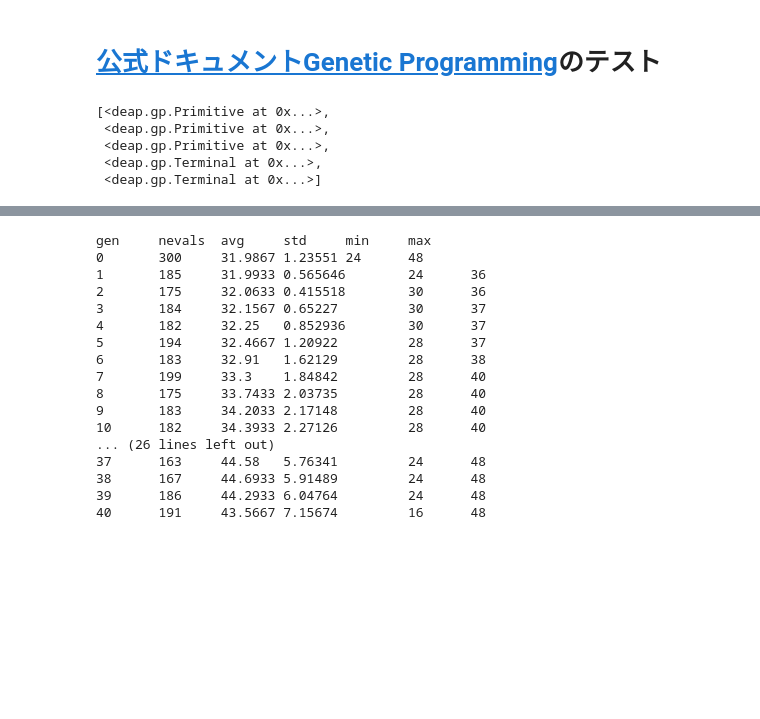
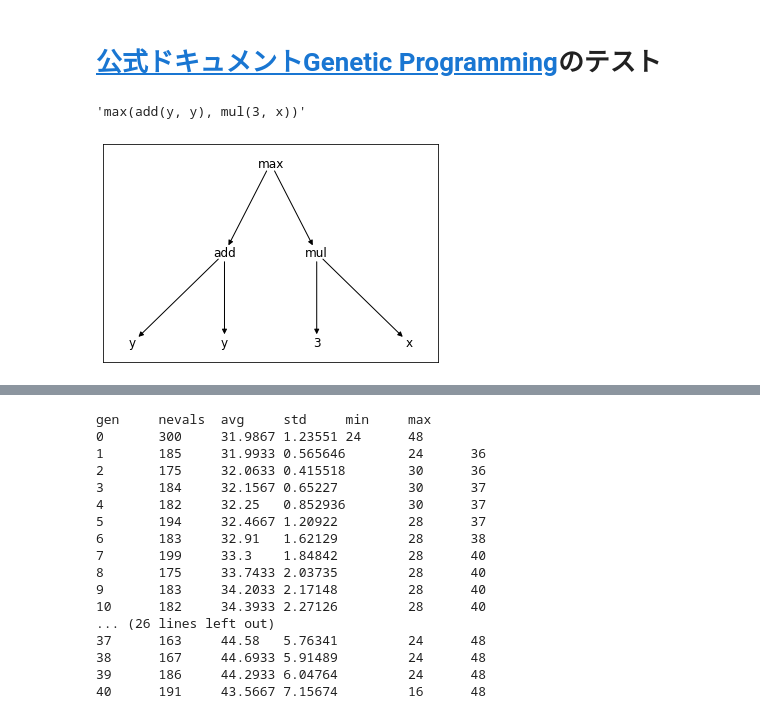
Before and after one commit to Amplil/genetic_programming, a Jupyter notebook: genetic_programming_official_test.ipynb, the cells around one changed output, grey strips where cells are left out. Saved outputs shown, nothing was run; the diff lists cells and outputs as text; code cells hidden in the pictures; blank space fills up the shorter version.

```diff
--- a/genetic_programming_official_test.ipynb
+++ b/genetic_programming_official_test.ipynb
@@ -64,11 +65,20 @@ tree = gp.PrimitiveTree(expr)
-# %%
-tree
-# %% [output]
-[<deap.gp.Primitive at 0x...>,
- <deap.gp.Primitive at 0x...>,
- <deap.gp.Primitive at 0x...>,
- <deap.gp.Terminal at 0x...>,
- <deap.gp.Terminal at 0x...>]
+# %%
+str(tree)
+# %% [output]
+'max(add(y, y), mul(3, x))'
+# %%
+g = nx.DiGraph()
+g.add_nodes_from(nodes)
+g.add_edges_from(edges)
+
+#pos=nx.spring_layout(g)
+pos=graphviz_layout(g,prog='dot')
+#nx.draw_networkx_nodes(g, pos)
+nx.draw_networkx_edges(g, pos)
+nx.draw_networkx_labels(g, pos, labels)
+plt.show()
+# %% [output]
+[figure, added]
 # %%
 pset = gp.PrimitiveSet("MAIN", 1)
 pset.addPrimitive(operator.add, 2)
```
Also changed, not shown: parts of 18 cells of this notebook.
